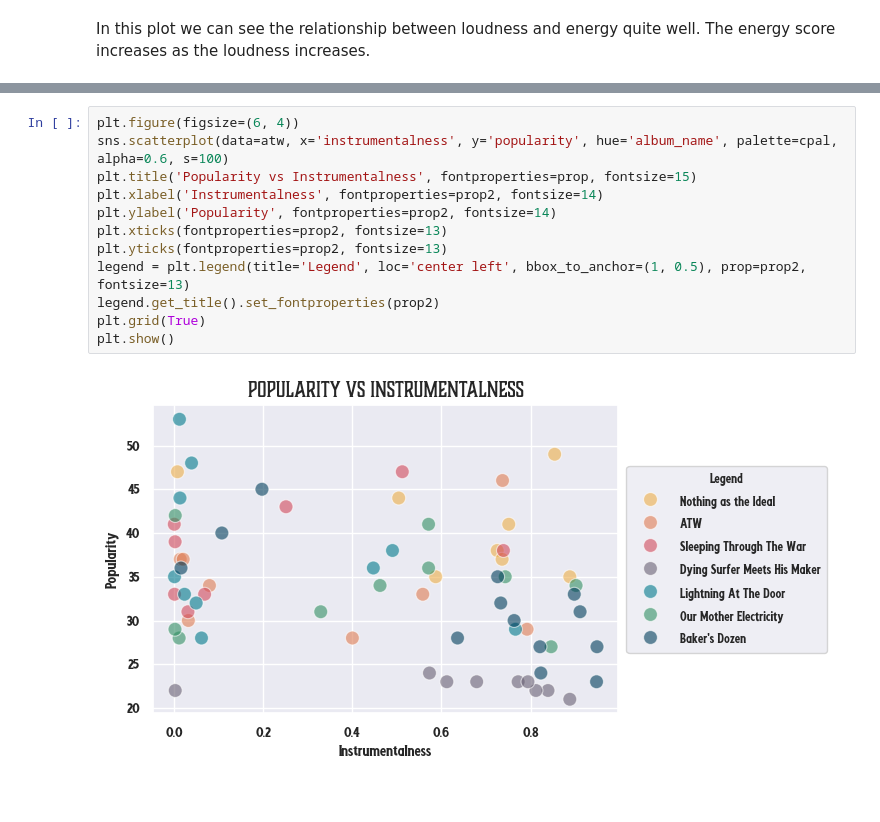
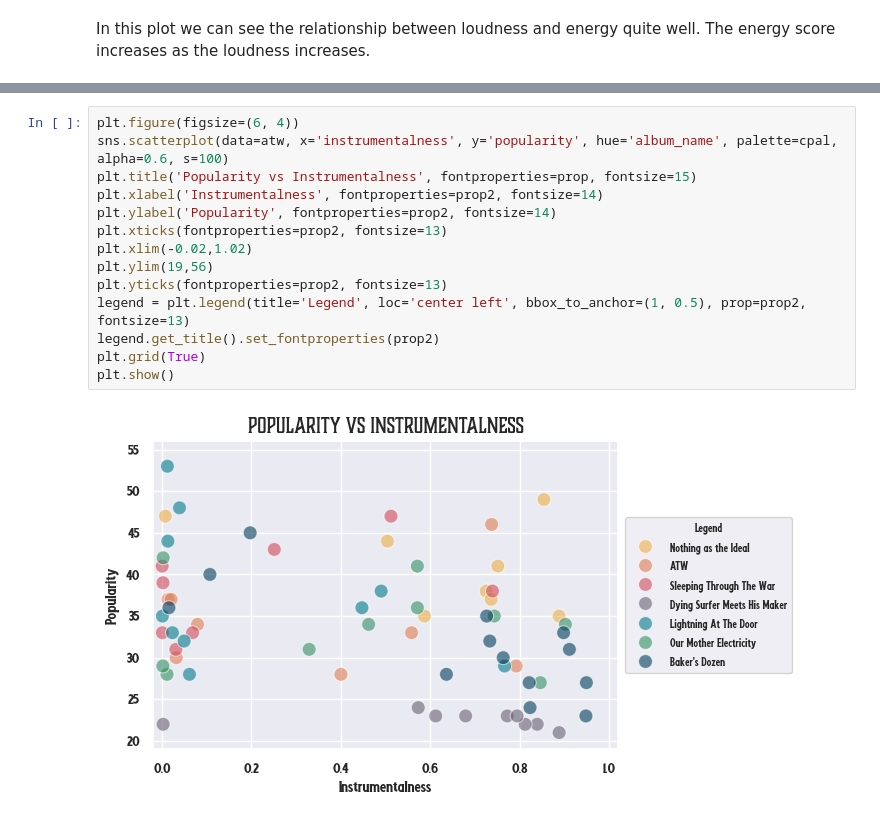
Before and after one commit to scheinmensch/Spotify, a Jupyter notebook: AllThemWitches.ipynb, the cells around one changed output, grey strips where cells are left out. Cells and saved outputs as stored; diff of their text form.

```diff
--- a/AllThemWitches.ipynb
+++ b/AllThemWitches.ipynb
@@ -889,16 +1019,18 @@ plt.show()
 # %%
 plt.figure(figsize=(6, 4))
 sns.scatterplot(data=atw, x='instrumentalness', y='popularity', hue='album_name', palette=cpal, alpha=0.6, s=100)
 plt.title('Popularity vs Instrumentalness', fontproperties=prop, fontsize=15)
 plt.xlabel('Instrumentalness', fontproperties=prop2, fontsize=14)
 plt.ylabel('Popularity', fontproperties=prop2, fontsize=14)
 plt.xticks(fontproperties=prop2, fontsize=13)
+plt.xlim(-0.02,1.02)
+plt.ylim(19,56)
 plt.yticks(fontproperties=prop2, fontsize=13)
 legend = plt.legend(title='Legend', loc='center left', bbox_to_anchor=(1, 0.5), prop=prop2, fontsize=13)
 legend.get_title().set_fontproperties(prop2)
 plt.grid(True)
 plt.show()
 # %% [output]
-[figure, old version]
+[figure, new version]
 # %%
 plt.figure(figsize=(6, 4))
```
Also changed, not shown: parts of 31 cells of this notebook.
